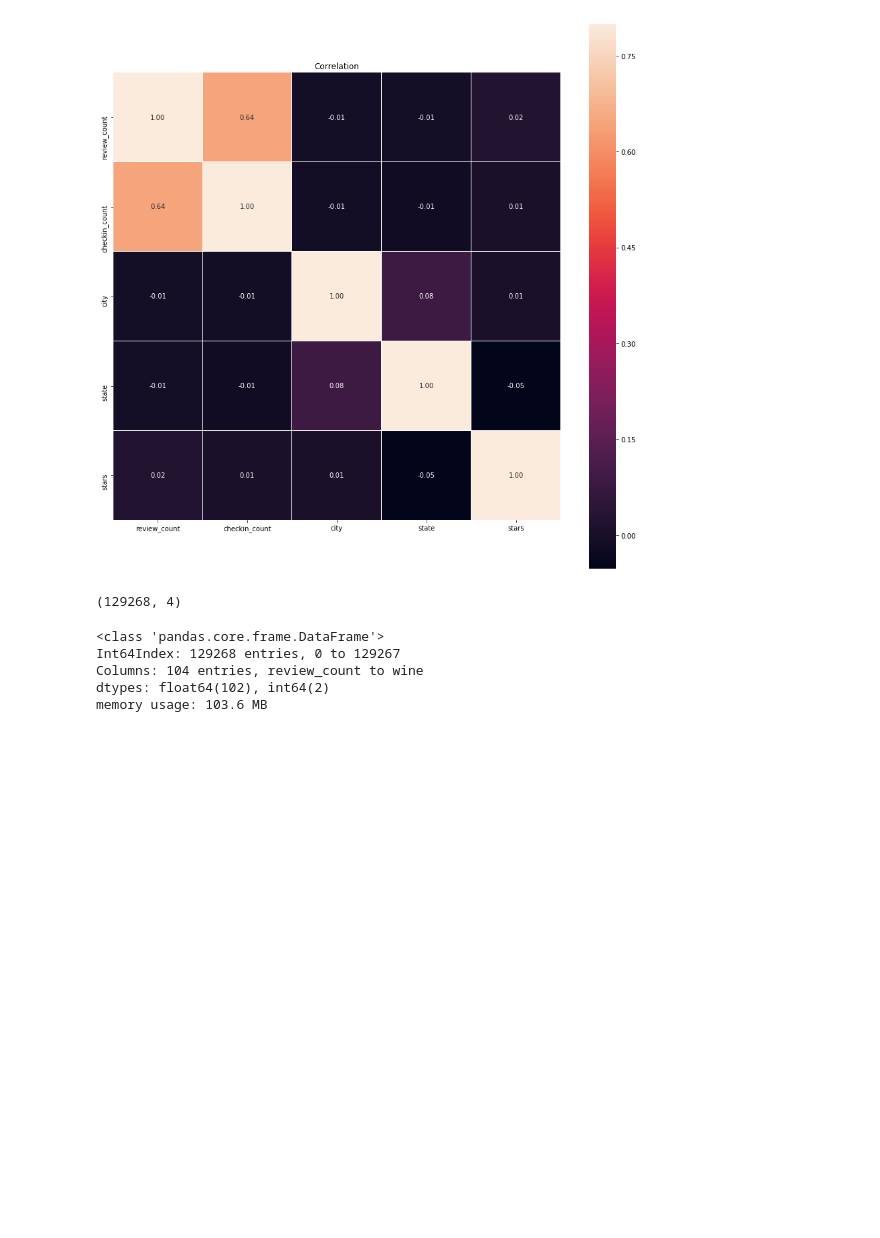
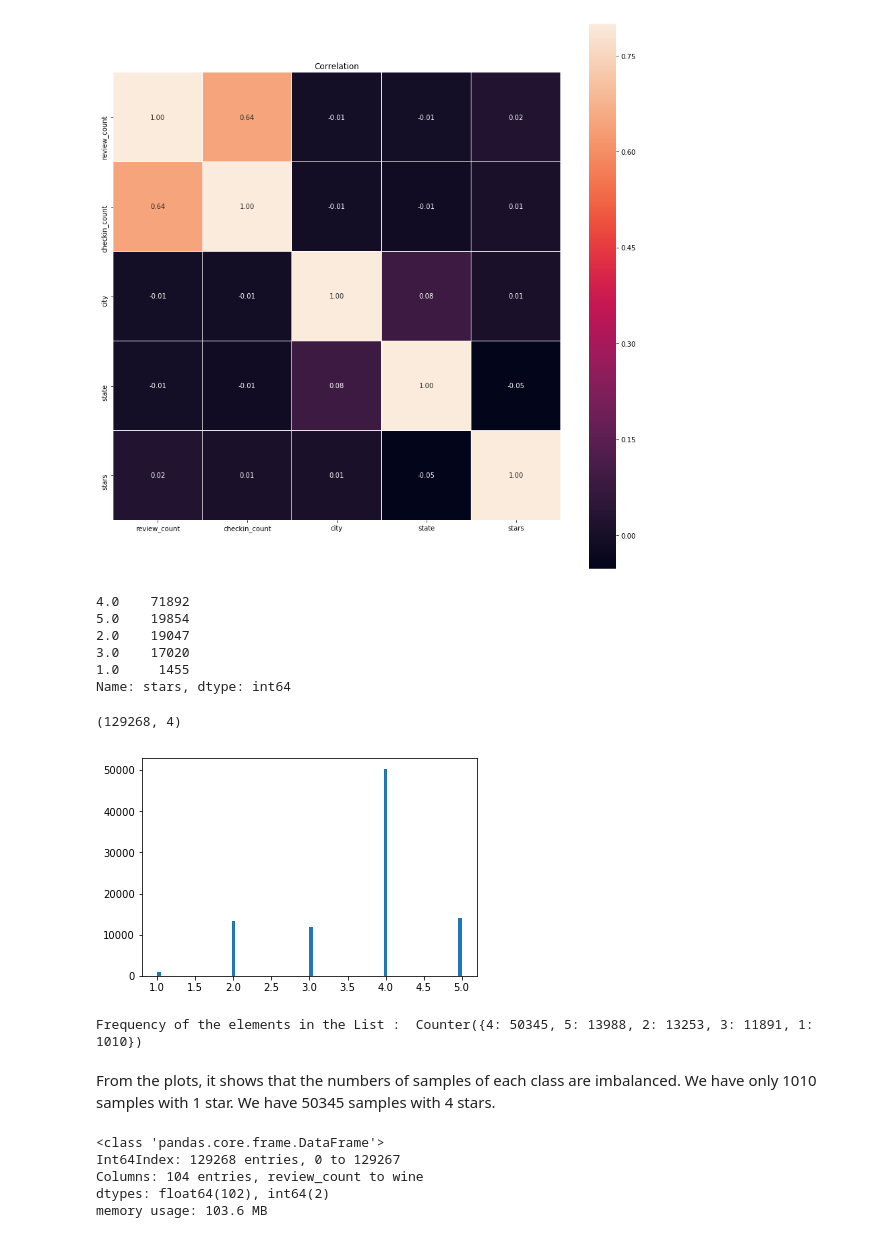
Before and after one commit to ck-unifr/yelp_dataset_challenge, a Jupyter notebook: notebooks/predict_star_ratings_with_checkin.ipynb, the cells around one changed output. Cells and saved outputs as stored; diff of their text form; code cells hidden in the pictures; blank space fills up the shorter version.

```diff
--- a/notebooks/predict_star_ratings_with_checkin.ipynb
+++ b/notebooks/predict_star_ratings_with_checkin.ipynb
@@ -485,6 +485,15 @@ plt.title('Correlation')
 plt.show()
 # %% [output]
 [figure]
+# %%
+df_merged_new['stars'].value_counts()
+# %% [output]
+4.0    71892
+5.0    19854
+2.0    19047
+3.0    17020
+1.0     1455
+Name: stars, dtype: int64
 # %%
 X.shape
 # %% [output]
@@ -499,6 +508,19 @@ X.shape
 #X_tfid = scaler.fit_transform(X_tfid)
 # %%
 X_train, X_test, y_train, y_test = train_test_split(X, Y, test_size=0.3, random_state=42)
+# %%
+plt.hist(y_train, bins='auto')  # arguments are passed to np.histogram
+plt.show()
+# %% [output]
+[figure, added]
+# %%
+import collections
+ctr = collections.Counter(y_train)
+print("Frequency of the elements in the List : ",ctr)
+# %% [output]
+Frequency of the elements in the List :  Counter({4: 50345, 5: 13988, 2: 13253, 3: 11891, 1: 1010})
+# %% [markdown]
+From the plots, it shows that the numbers of samples of each class are imbalanced. We have only 1010 samples with 1 star. We have 50345 samples with 4 stars.
 # %%
 X_tfid = df_merged_new_tfid[['review_count', 'checkin_count', 'city', 'state'] + vectorizer.get_feature_names()]
 
```
Also changed, not shown: parts of 9 cells of this notebook.
